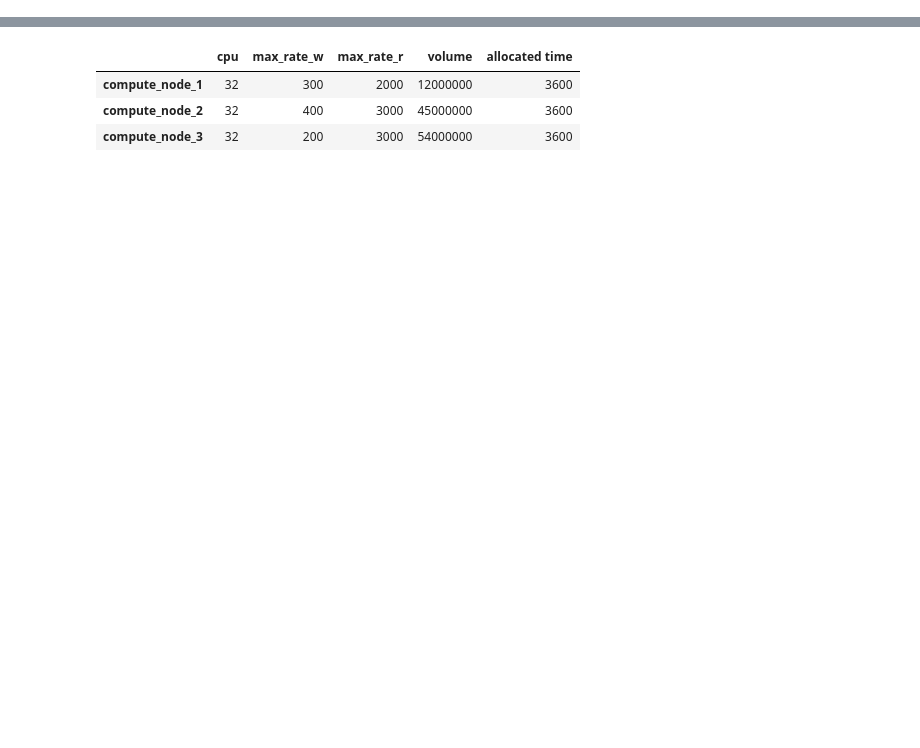
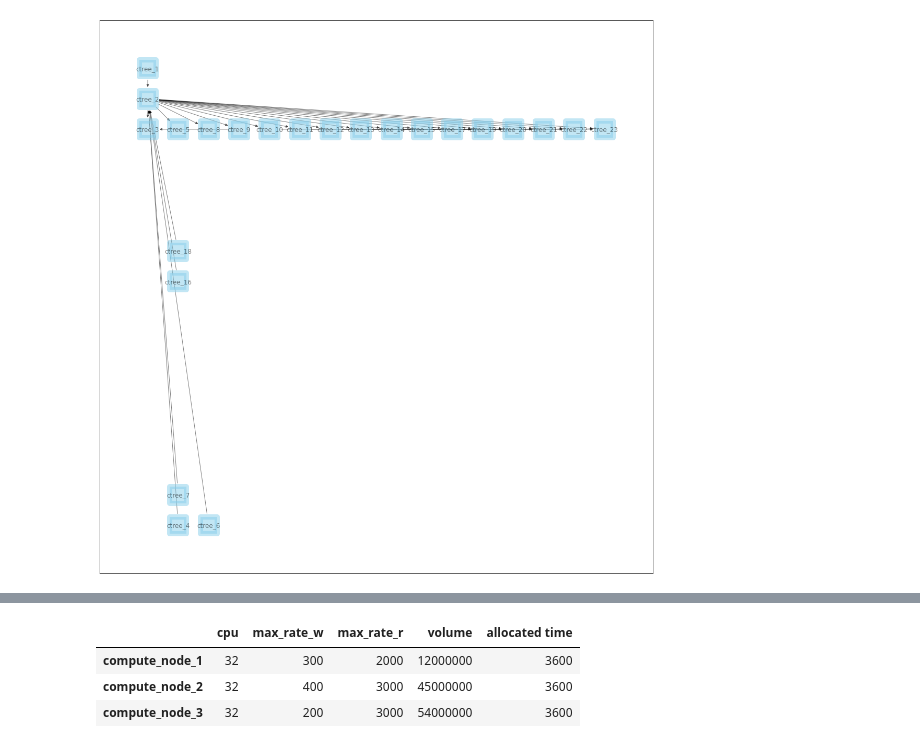
Before and after one commit to pnnl/datalife, a Jupyter notebook: scripts/caterpillar-scheduling/dflg-caterpillar-1000genomes-fictitous.ipynb, the cells around one changed output, grey strips where cells are left out. Cells and saved outputs as stored; diff of their text form; code cells hidden in the pictures; blank space fills up the shorter version.

```diff
--- a/scripts/caterpillar-scheduling/dflg-caterpillar-1000genomes-fictitous.ipynb
+++ b/scripts/caterpillar-scheduling/dflg-caterpillar-1000genomes-fictitous.ipynb
@@ -62,15 +62,17 @@ def get_pos_(G):
 # %%
 pos_G = get_pos_(G)
 labels = {}
 idx = 1
 for node in G.nodes:
     labels[node] = f'ctree_{idx}'
     idx += 1
-#fig, ax = plt.subplots(figsize=(15, 15))
-#nx.draw_networkx(G, pos = pos_G, labels=labels, with_labels=True, ax=ax, node_size=1000, node_color="skyblue",
-#                 node_shape="s", alpha=0.5, linewidths=10)
-#fig.tight_layout()
-#plt.show()
+fig, ax = plt.subplots(figsize=(15, 15))
+nx.draw_networkx(G, pos = pos_G, labels=labels, with_labels=True, ax=ax, node_size=1000, node_color="skyblue",
+                 node_shape="s", alpha=0.5, linewidths=10)
+fig.tight_layout()
+plt.show()
+# %% [output]
+[figure, added]
 # %%
 import random
 import numpy as np
```
Also changed, not shown: parts of 8 cells of this notebook.
